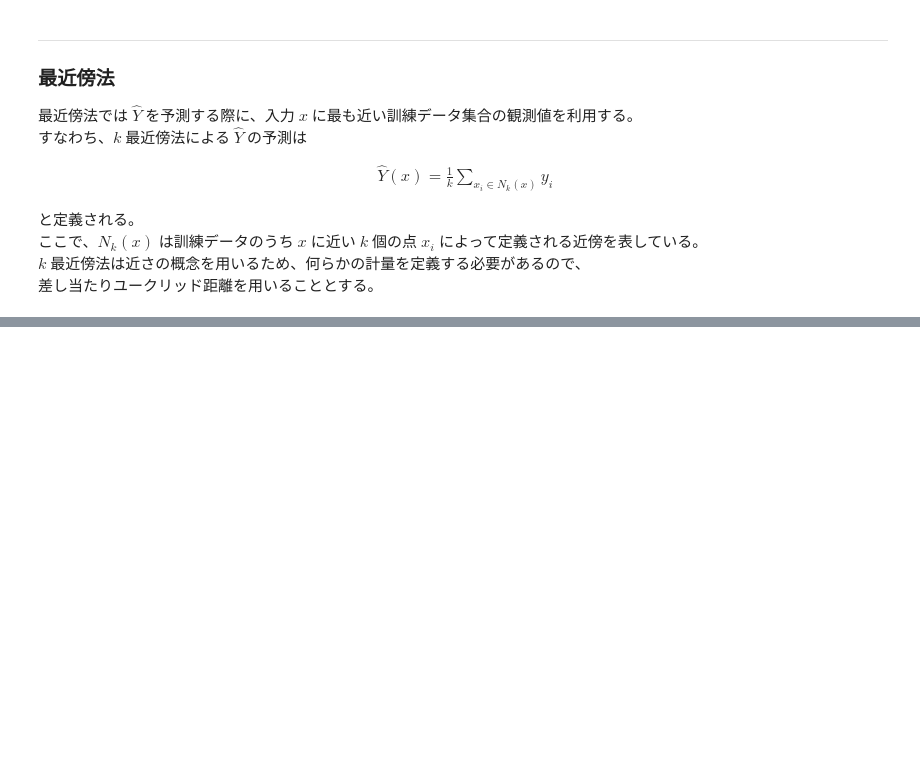
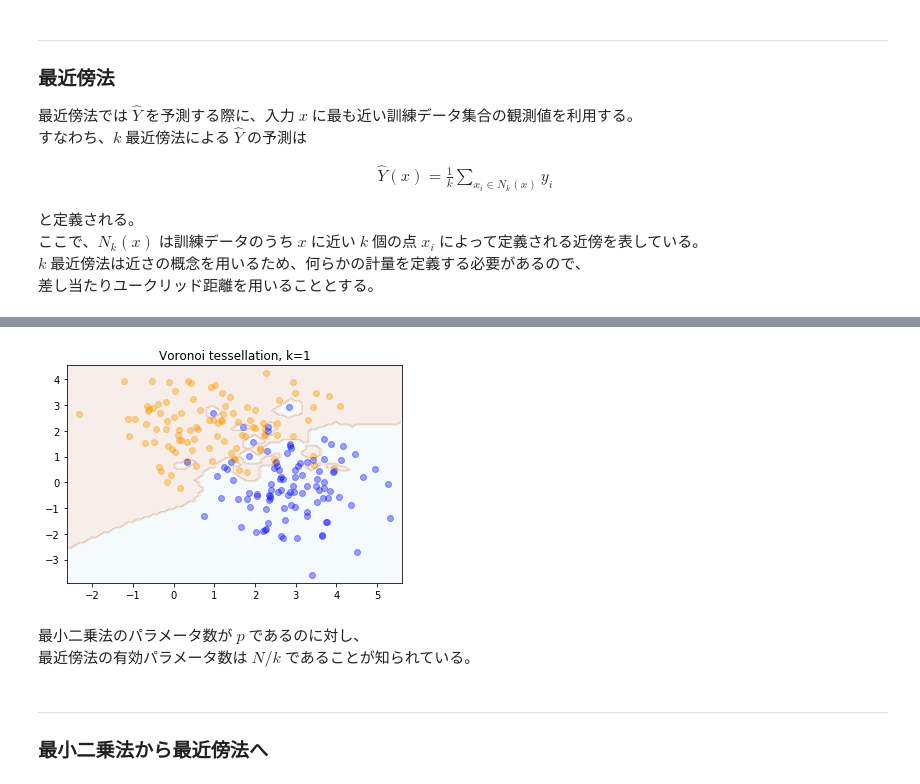
Before and after one commit to YouheiKomakine/pytorch-code-examples, a Jupyter notebook: The_Elements_of_Statistical_Learning/ESL_2.ipynb, the cells around one changed output, grey strips where cells are left out. Drawn from its saved outputs; the diff is of its cells as text; code cells hidden in the pictures; blank space fills up the shorter version.

Commit message:
Add 1-NN graph example

```diff
--- a/The_Elements_of_Statistical_Learning/ESL_2.ipynb
+++ b/The_Elements_of_Statistical_Learning/ESL_2.ipynb
@@ -188,0 +189,26 @@ plt.show()
+# %%
+# plot, k=1
+plt.scatter(X1[:,0], X1[:,1], c='orange', marker="o", alpha=0.4)
+plt.scatter(X2[:,0], X2[:,1], c='blue', marker="o", alpha=0.4)
+
+Xg = np.arange(np.min(dataset[:,:2])-0.31, np.max(dataset[:,:2])+0.31, 0.1)
+Yg = np.arange(np.min(dataset[:,:2])-0.31, np.max(dataset[:,:2])+0.31, 0.1)
+XG,YG = np.meshgrid(Xg,Yg)
+G = np.stack((XG.reshape(-1),YG.reshape(-1)), axis=1)
+ZG = np.array([predict_label((x,y),k=1) for x,y in G]).reshape(XG.shape)
+
+plt.contourf(Xg, Yg, ZG, cmap=plt.cm.Paired, alpha=0.1)
+
+plt.xlim(np.min(X1[:,0])-0.3, np.max(X2[:,0])+0.3)
+plt.ylim(np.min(X2[:,1])-0.3, np.max(X1[:,1])+0.3)
+plt.title("Voronoi tessellation, k={}".format(1))
+
+plt.show()
+# %% [output]
+[figure, added]
+# %% [markdown]
+最小二乗法のパラメータ数が $p$ であるのに対し、
+最近傍法の有効パラメータ数は $N/k$ であることが知られている。
+# %% [markdown]
+---
+### 最小二乗法から最近傍法へ
```
Also changed, not shown: parts of 1 cell of this notebook.
